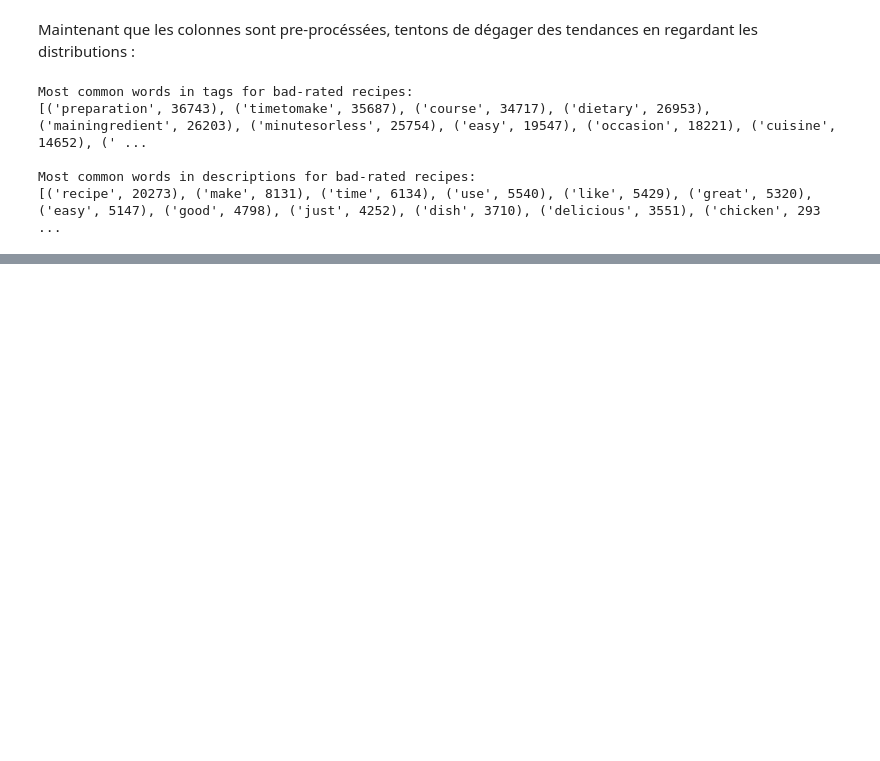
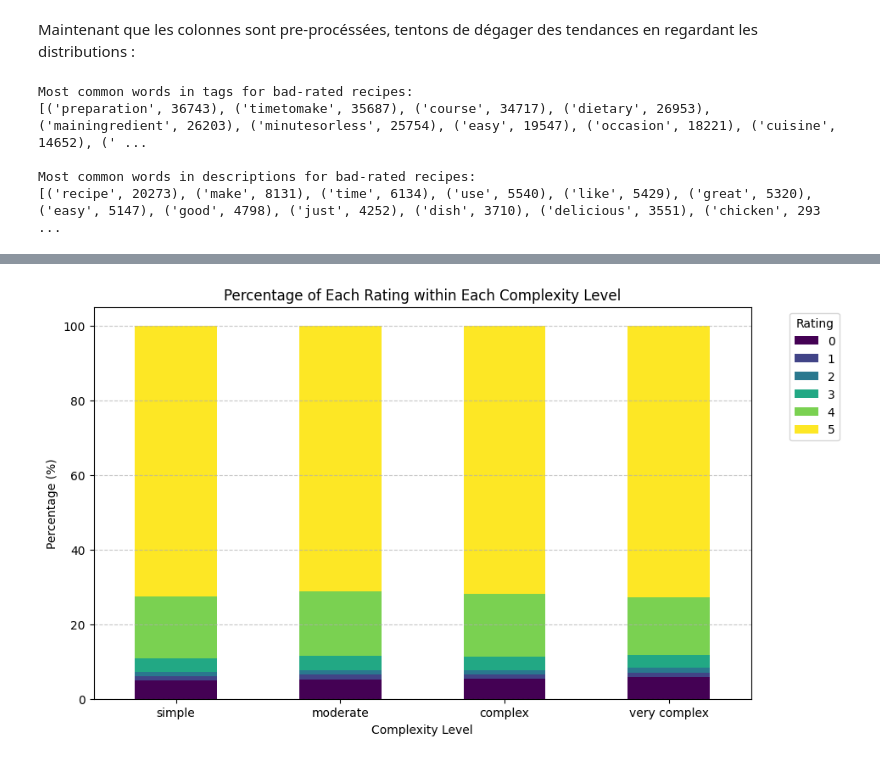
Before and after one commit to romainDonne22/cookproject, a Jupyter notebook: rating_recipe_merge.ipynb, the cells around one changed output, grey strips where cells are left out. Cells and saved outputs as stored; diff of their text form; code cells hidden in the pictures; blank space fills up the shorter version.

```diff
--- a/rating_recipe_merge.ipynb
+++ b/rating_recipe_merge.ipynb
@@ -892,0 +1098,35 @@ plt.show()
+# %%
+# Catégoriser la complexité
+user_analysis['complexity_score'] = user_analysis['n_steps'] * user_analysis['n_ingredients']
+# %%
+# Transformation par le log des variables avec forte skewness :
+user_analysis['log_complexity_score'] = np.log1p(user_analysis['complexity_score'])
+user_analysis['log_minutes'] = np.log1p(user_analysis['minutes'])
+user_analysis['log_n_steps'] = np.log1p(user_analysis['n_steps'])
+user_analysis['log_calories'] = np.log1p(user_analysis['calories'])
+user_analysis['log_fat'] = np.log1p(user_analysis['total fat (%)'])
+user_analysis['log_sugar'] = np.log1p(user_analysis['sugar (%)'])
+user_analysis['log_sodium'] = np.log1p(user_analysis['sodium (%)'])
+user_analysis['log_protein'] = np.log1p(user_analysis['protein (%)'])
+user_analysis['log_carbo'] = np.log1p(user_analysis['carbohydrates (%)'])
+# %%
+user_analysis['complexity_level'] = pd.cut(user_analysis['complexity_score'], bins=[0, 40, 72, 120, float('inf')], labels=['simple', 'moderate', 'complex', 'very complex'])
+# %%
+user_analysis['preparation_time'] = pd.cut(user_analysis['minutes'], bins=[0, 20, 40, 70, float('inf')], labels=['quick', 'medium', 'long', 'very long'])
+# %%
+# Vérifions avec un stacked bar chart la proportion de ratings dans chaque catégorie ainsi créée
+
+# Create a crosstab for counts of each rating per complexity level
+rating_counts = pd.crosstab(user_analysis['complexity_level'], user_analysis['rating'], normalize='index') * 100
+
+# Plot a stacked bar chart
+rating_counts.plot(kind='bar', stacked=True, figsize=(10, 6), colormap='viridis')
+plt.title('Percentage of Each Rating within Each Complexity Level')
+plt.xlabel('Complexity Level')
+plt.ylabel('Percentage (%)')
+plt.legend(title='Rating', bbox_to_anchor=(1.05, 1), loc='upper left')
+plt.xticks(rotation=0)
+plt.grid(axis='y', linestyle='--', alpha=0.7)
+plt.show()
+# %% [output]
+[figure, added]
```
Also changed, not shown: parts of 60 cells of this notebook.
